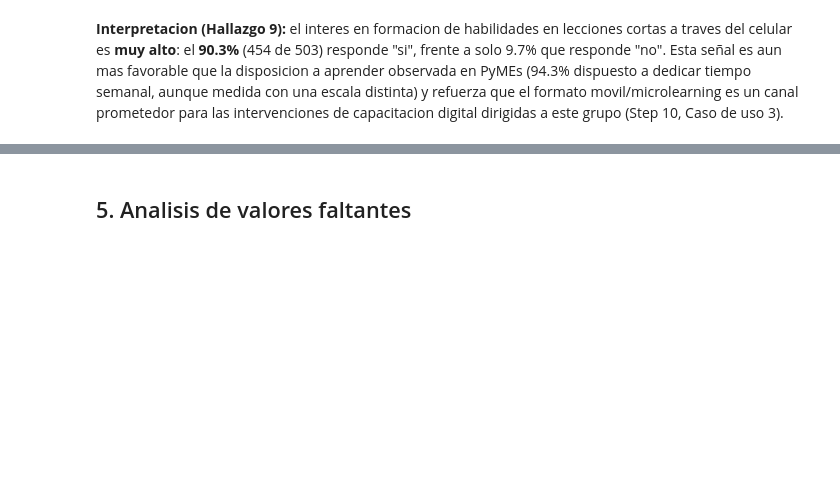
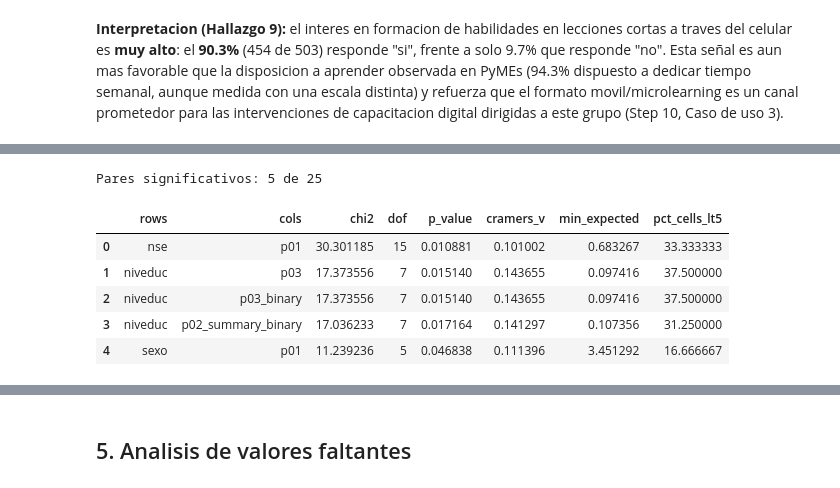
Before and after one commit to tomasleale/icd_ia, a Jupyter notebook: ia_icd_competentes_analysis.ipynb, the cells around one changed output, grey strips where cells are left out. Saved outputs shown, nothing was run; the diff lists cells and outputs as text; code cells hidden in the pictures; blank space fills up the shorter version.

```diff
--- a/ia_icd_competentes_analysis.ipynb
+++ b/ia_icd_competentes_analysis.ipynb
@@ -467,0 +660,16 @@ intervenciones de capacitacion digital dirigidas a este grupo (Step 10, Caso de
+# %%
+results_df["cell_label"] = results_df.apply(
+    lambda r: f"{r['cramers_v']:.2f}{'*' if r['significant'] else ''}", axis=1
+)
+
+summary_rows = []
+for demo in demographics:
+    row = {"code": demo, "label": get_label(dfcomp, demo)}
+    for resp in response_vars:
+        match = results_df[(results_df["rows"] == demo) & (results_df["cols"] == resp)]
+        row[resp] = match["cell_label"].iloc[0]
+    summary_rows.append(row)
+
+summary_table = pd.DataFrame(summary_rows)
+print("V de Cramer por par demografia x respuesta ('*' = p < 0.05, n=503, 25 tests)")
+summary_table
@@ -467,0 +692,15 @@ intervenciones de capacitacion digital dirigidas a este grupo (Step 10, Caso de
+# %%
+significant_df = (results_df[results_df["significant"]]
+                   .sort_values("p_value")
+                   .reset_index(drop=True))
+print(f"Pares significativos: {len(significant_df)} de {len(results_df)}")
+significant_df[["rows", "cols", "chi2", "dof", "p_value", "cramers_v",
+                "min_expected", "pct_cells_lt5"]]
+# %% [output]
+Pares significativos: 5 de 25
+|  | rows | cols | chi2 | dof | p_value | cramers_v | min_expected | pct_cells_lt5 |
+| 0 | nse | p01 | 30.301185 | 15 | 0.010881 | 0.101002 | 0.683267 | 33.333333 |
+| 1 | niveduc | p03 | 17.373556 | 7 | 0.015140 | 0.143655 | 0.097416 | 37.500000 |
+| 2 | niveduc | p03_binary | 17.373556 | 7 | 0.015140 | 0.143655 | 0.097416 | 37.500000 |
+| 3 | niveduc | p02_summary_binary | 17.036233 | 7 | 0.017164 | 0.141297 | 0.107356 | 31.250000 |
+| 4 | sexo | p01 | 11.239236 | 5 | 0.046838 | 0.111396 | 3.451292 | 16.666667 |
```
Also changed, not shown: parts of 16 cells of this notebook, 1 other file.
